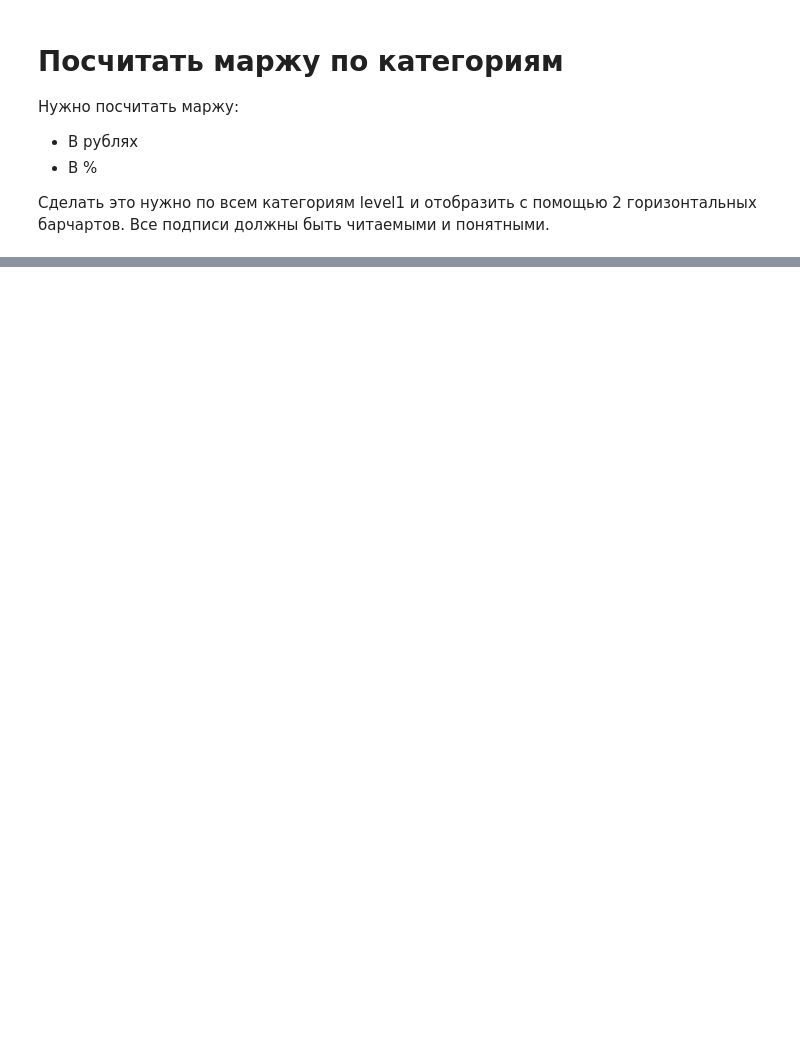
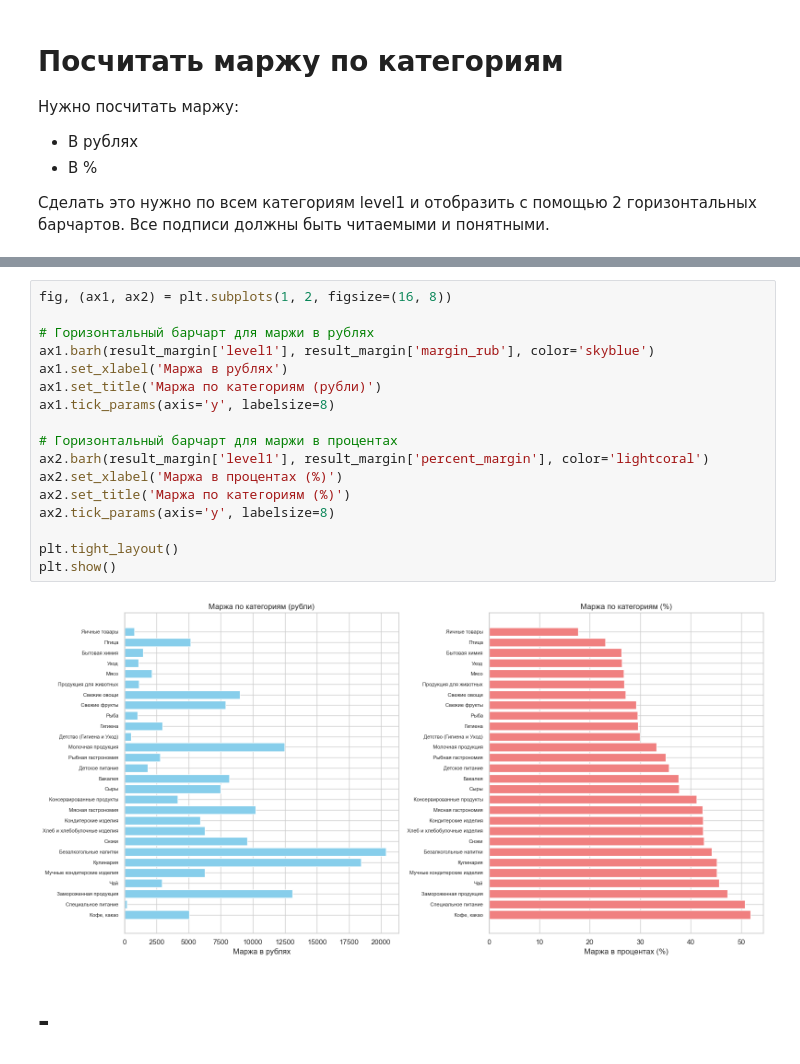
Before and after one commit to Putinka1993/Simulate, a Jupyter notebook: final_python_samokat/test_Samokat.ipynb, the cells around one changed output, grey strips where cells are left out. Cells and saved outputs as stored; diff of their text form; blank space fills up the shorter version.

```diff
--- a/final_python_samokat/test_Samokat.ipynb
+++ b/final_python_samokat/test_Samokat.ipynb
@@ -266,0 +278,21 @@ result_margin_by_category
+# %%
+fig, (ax1, ax2) = plt.subplots(1, 2, figsize=(16, 8))
+
+# Горизонтальный барчарт для маржи в рублях
+ax1.barh(result_margin['level1'], result_margin['margin_rub'], color='skyblue')
+ax1.set_xlabel('Маржа в рублях')
+ax1.set_title('Маржа по категориям (рубли)')
+ax1.tick_params(axis='y', labelsize=8)
+
+# Горизонтальный барчарт для маржи в процентах
+ax2.barh(result_margin['level1'], result_margin['percent_margin'], color='lightcoral')
+ax2.set_xlabel('Маржа в процентах (%)')
+ax2.set_title('Маржа по категориям (%)')
+ax2.tick_params(axis='y', labelsize=8)
+
+plt.tight_layout()
+plt.show()
+# %% [output]
+[figure, added]
+# %% [markdown]
+# -
```
Also changed, not shown: parts of 17 cells of this notebook, 1 other file.
